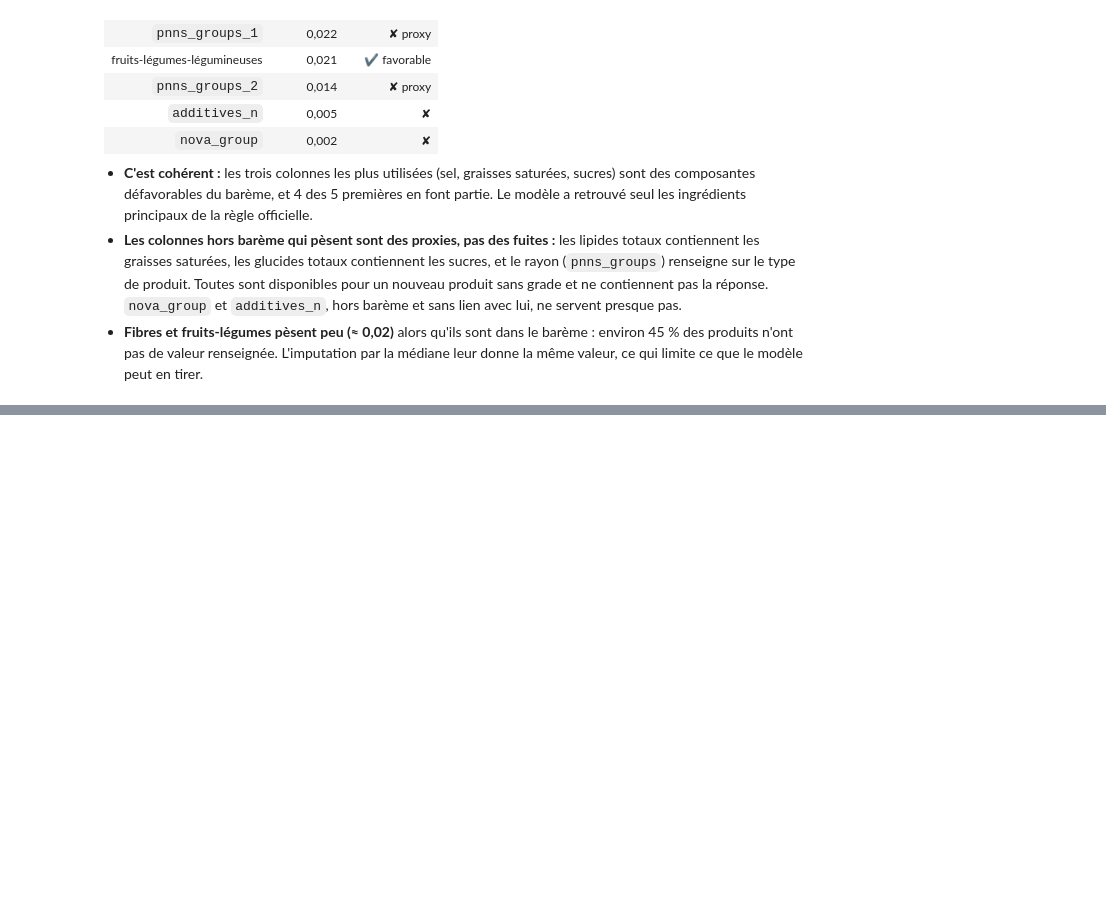
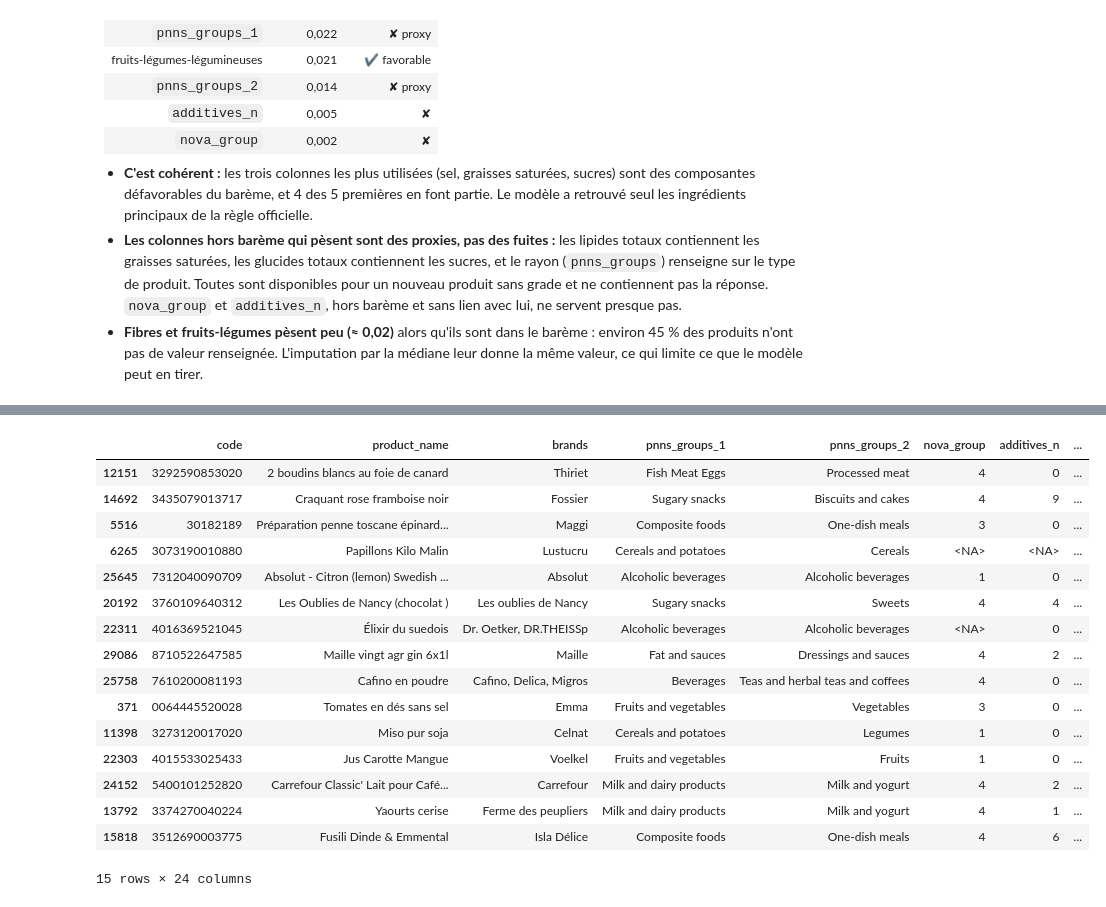
Before and after one commit to RedlineM2I/nutriscope, a Jupyter notebook: notebooks/ml_nutriscore.ipynb, the cells around one changed output, grey strips where cells are left out. Cells and saved outputs as stored; diff of their text form; code cells hidden in the pictures; blank space fills up the shorter version.

```diff
--- a/notebooks/ml_nutriscore.ipynb
+++ b/notebooks/ml_nutriscore.ipynb
@@ -473,3 +473,14 @@ Importances par permutation de la forêt retenue (`rnd_forest_bal`), mesurées s
 - **C'est cohérent :** les trois colonnes les plus utilisées (sel, graisses saturées, sucres) sont des composantes défavorables du barème, et 4 des 5 premières en font partie. Le modèle a retrouvé seul les ingrédients principaux de la règle officielle.
 - **Les colonnes hors barème qui pèsent sont des proxies, pas des fuites :** les lipides totaux contiennent les graisses saturées, les glucides totaux contiennent les sucres, et le rayon (`pnns_groups`) renseigne sur le type de produit. Toutes sont disponibles pour un nouveau produit sans grade et ne contiennent pas la réponse. `nova_group` et `additives_n`, hors barème et sans lien avec lui, ne servent presque pas.
 - **Fibres et fruits-légumes pèsent peu (≈ 0,02)** alors qu'ils sont dans le barème : environ 45 % des produits n'ont pas de valeur renseignée. L'imputation par la médiane leur donne la même valeur, ce qui limite ce que le modèle peut en tirer.
+# %%
+from sklearn.metrics import f1_score, accuracy_score, balanced_accuracy_score
+
+y_test = df[df["split"] == "test"]["nutriscore_grade"]
+
+rnd_forest_bal.fit(X_train, y_train)
+y_pred_test = rnd_forest_bal.predict(X_test)
+
+print("F1 macro :", round(f1_score(y_test, y_pred_test, average="macro"), 3))
+print("accuracy :", round(accuracy_score(y_test, y_pred_test), 3))
+print("accuracy équilibrée :", round(balanced_accuracy_score(y_test, y_pred_test), 3))
@@ -475,0 +505,25 @@ Importances par permutation de la forêt retenue (`rnd_forest_bal`), mesurées s
+# %%
+test = df[df["split"] == "test"].copy()
+test["pred"] = y_pred_test
+test["confidence"] = rnd_forest_bal.predict_proba(X_test).max(axis=1)
+errors = test[test["pred"] != test["nutriscore_grade"]].copy()
+errors["gap"] = (errors["pred"].map(ord) - errors["nutriscore_grade"].map(ord)).abs()
+display(errors.sort_values(["gap", "confidence"], ascending=False).head(15))
+# %% [output]
+|  | code | product_name | brands | pnns_groups_1 | pnns_groups_2 | nova_group | additives_n | ... |
+| 12151 | 3292590853020 | 2 boudins blancs au foie de canard | Thiriet | Fish Meat Eggs | Processed meat | 4 | 0 | ... |
+| 14692 | 3435079013717 | Craquant rose framboise noir | Fossier | Sugary snacks | Biscuits and cakes | 4 | 9 | ... |
+| 5516 | 30182189 | Préparation penne toscane épinard... | Maggi | Composite foods | One-dish meals | 3 | 0 | ... |
+| 6265 | 3073190010880 | Papillons Kilo Malin | Lustucru | Cereals and potatoes | Cereals | <NA> | <NA> | ... |
+| 25645 | 7312040090709 | Absolut - Citron (lemon) Swedish ... | Absolut | Alcoholic beverages | Alcoholic beverages | 1 | 0 | ... |
+| 20192 | 3760109640312 | Les Oublies de Nancy (chocolat ) | Les oublies de Nancy | Sugary snacks | Sweets | 4 | 4 | ... |
+| 22311 | 4016369521045 | Élixir du suedois | Dr. Oetker, DR.THEISSp | Alcoholic beverages | Alcoholic beverages | <NA> | 0 | ... |
+| 29086 | 8710522647585 | Maille vingt agr gin 6x1l | Maille | Fat and sauces | Dressings and sauces | 4 | 2 | ... |
+| 25758 | 7610200081193 | Cafino en poudre | Cafino, Delica, Migros | Beverages | Teas and herbal teas and coffees | 4 | 0 | ... |
+| 371 | 0064445520028 | Tomates en dés sans sel | Emma | Fruits and vegetables | Vegetables | 3 | 0 | ... |
+| 11398 | 3273120017020 | Miso pur soja | Celnat | Cereals and potatoes | Legumes | 1 | 0 | ... |
+| 22303 | 4015533025433 | Jus Carotte Mangue | Voelkel | Fruits and vegetables | Fruits | 1 | 0 | ... |
+| 24152 | 5400101252820 | Carrefour Classic' Lait pour Café... | Carrefour | Milk and dairy products | Milk and yogurt | 4 | 2 | ... |
+| 13792 | 3374270040224 | Yaourts cerise | Ferme des peupliers | Milk and dairy products | Milk and yogurt | 4 | 1 | ... |
+| 15818 | 3512690003775 | Fusili Dinde & Emmental | Isla Délice | Composite foods | One-dish meals | 4 | 6 | ... |
+15 rows × 24 columns
```
Also changed, not shown: parts of 9 cells of this notebook.
